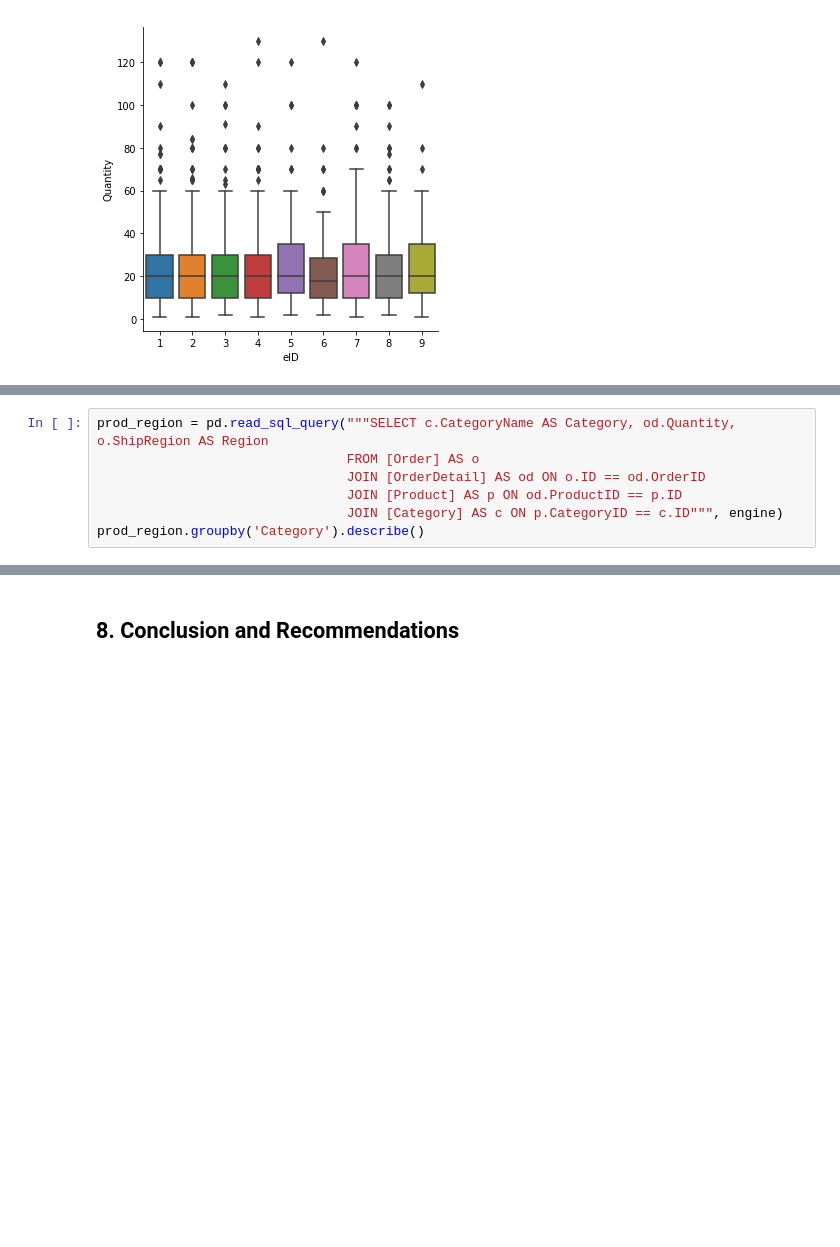
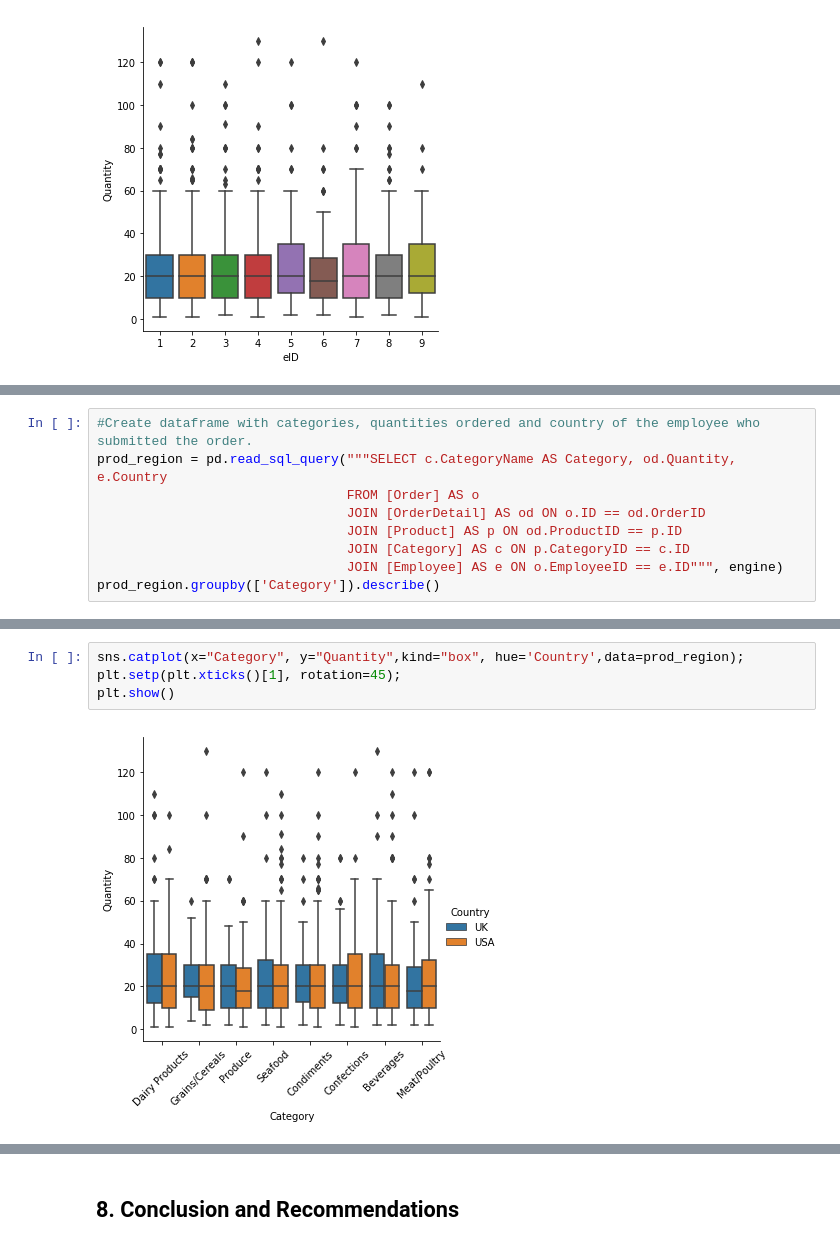
Before and after one commit to feraguilari/dsc-2-final-project-online-ds-pt-021119, a Jupyter notebook: student.ipynb, the cells around one changed output, grey strips where cells are left out. Drawn from its saved outputs; the diff is of its cells as text; blank space fills up the shorter version.

```diff
--- a/student.ipynb
+++ b/student.ipynb
@@ -472,8 +487,10 @@ Since I failed to reject the null, I will accept that the mean order quantity is
 # %%
-prod_region = pd.read_sql_query("""SELECT c.CategoryName AS Category, od.Quantity, o.ShipRegion AS Region
+#Create dataframe with categories, quantities ordered and country of the employee who submitted the order.
+prod_region = pd.read_sql_query("""SELECT c.CategoryName AS Category, od.Quantity, e.Country
                                 FROM [Order] AS o
                                 JOIN [OrderDetail] AS od ON o.ID == od.OrderID
                                 JOIN [Product] AS p ON od.ProductID == p.ID
-                                JOIN [Category] AS c ON p.CategoryID == c.ID""", engine)
-prod_region.groupby('Category').describe()
+                                JOIN [Category] AS c ON p.CategoryID == c.ID
+                                JOIN [Employee] AS e ON o.EmployeeID == e.ID""", engine)
+prod_region.groupby(['Category']).describe()
 # %% [output]
@@ -494,3 +512,9 @@ prod_region.groupby('Category').describe()
 | Meat/Poultry | 173.0 | 24.271676 | 22.238955 | 2.0 | 10.0 | 18.0 | 30.00 | 120.0 |
 | Produce | 136.0 | 21.985294 | 18.490031 | 1.0 | 10.0 | 19.0 | 30.00 | 120.0 |
 | Seafood | 330.0 | 23.275758 | 19.161917 | 1.0 | 10.0 | 20.0 | 30.00 | 120.0 |
+# %%
+sns.catplot(x="Category", y="Quantity",kind="box", hue='Country',data=prod_region);
+plt.setp(plt.xticks()[1], rotation=45);
+plt.show()
+# %% [output]
+[figure, added]
```
Also changed, not shown: parts of 20 cells of this notebook.
